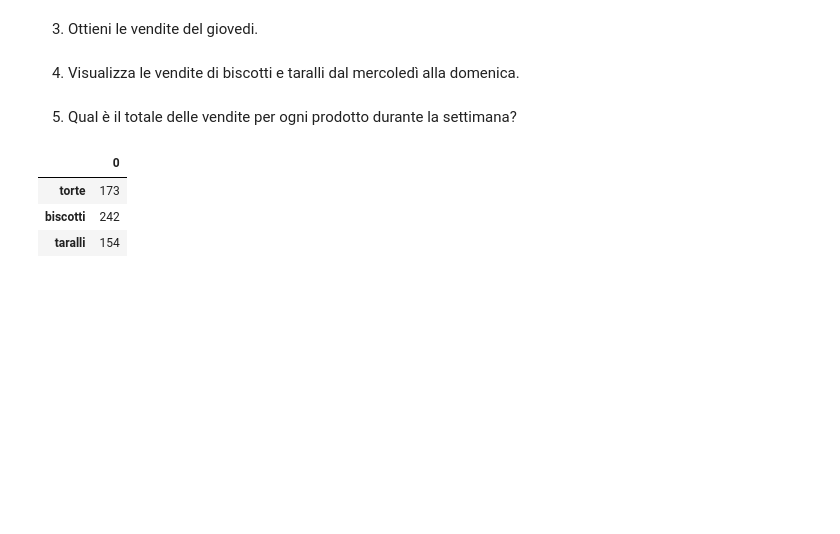
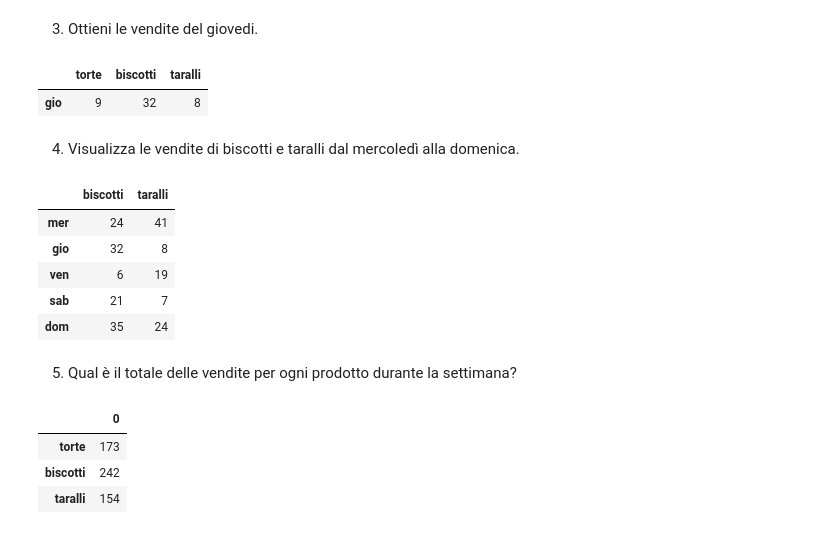
Before and after one commit to leonardonels/Colab-python, a Jupyter notebook: Esercizio_in_aula.ipynb, the cells around one changed output. Saved outputs shown, nothing was run; the diff lists cells and outputs as text; code cells hidden in the pictures; blank space fills up the shorter version.

```diff
--- a/Esercizio_in_aula.ipynb
+++ b/Esercizio_in_aula.ipynb
@@ -25,7 +37,21 @@ vendite
 # %% [markdown]
 3. Ottieni le vendite del giovedi.
+# %%
+vendite[3:4]
+# %% [output]
+|  | torte | biscotti | taralli |
+| gio | 9 | 32 | 8 |
 # %% [markdown]
 4. Visualizza le vendite di biscotti e taralli dal mercoledì alla domenica.
+# %%
+vendite[['biscotti','taralli']][2:]
+# %% [output]
+|  | biscotti | taralli |
+| mer | 24 | 41 |
+| gio | 32 | 8 |
+| ven | 6 | 19 |
+| sab | 21 | 7 |
+| dom | 35 | 24 |
 # %% [markdown]
 5. Qual è il totale delle vendite per ogni prodotto durante la settimana?
 # %%
```
Also changed, not shown: parts of 4 cells of this notebook.
